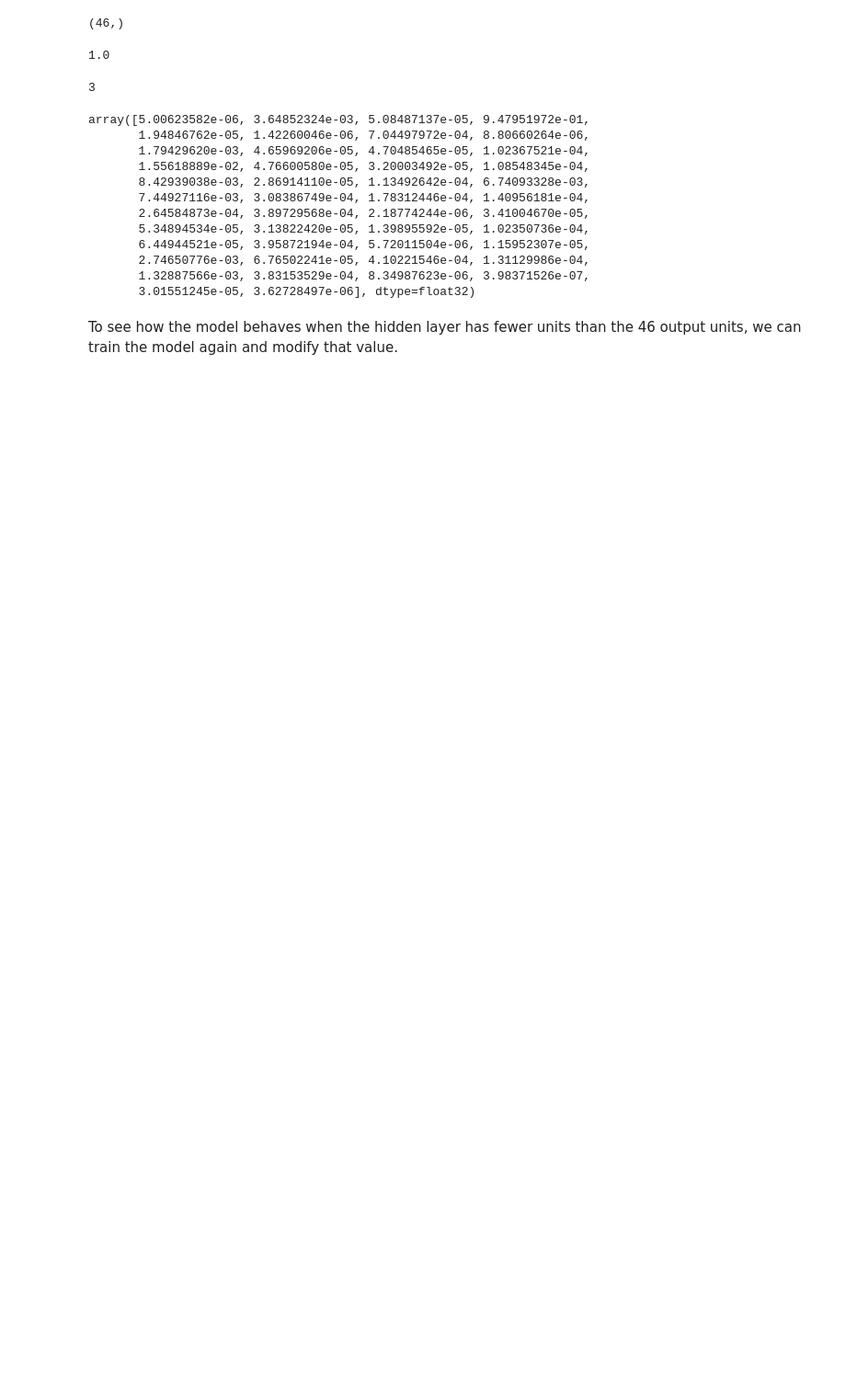
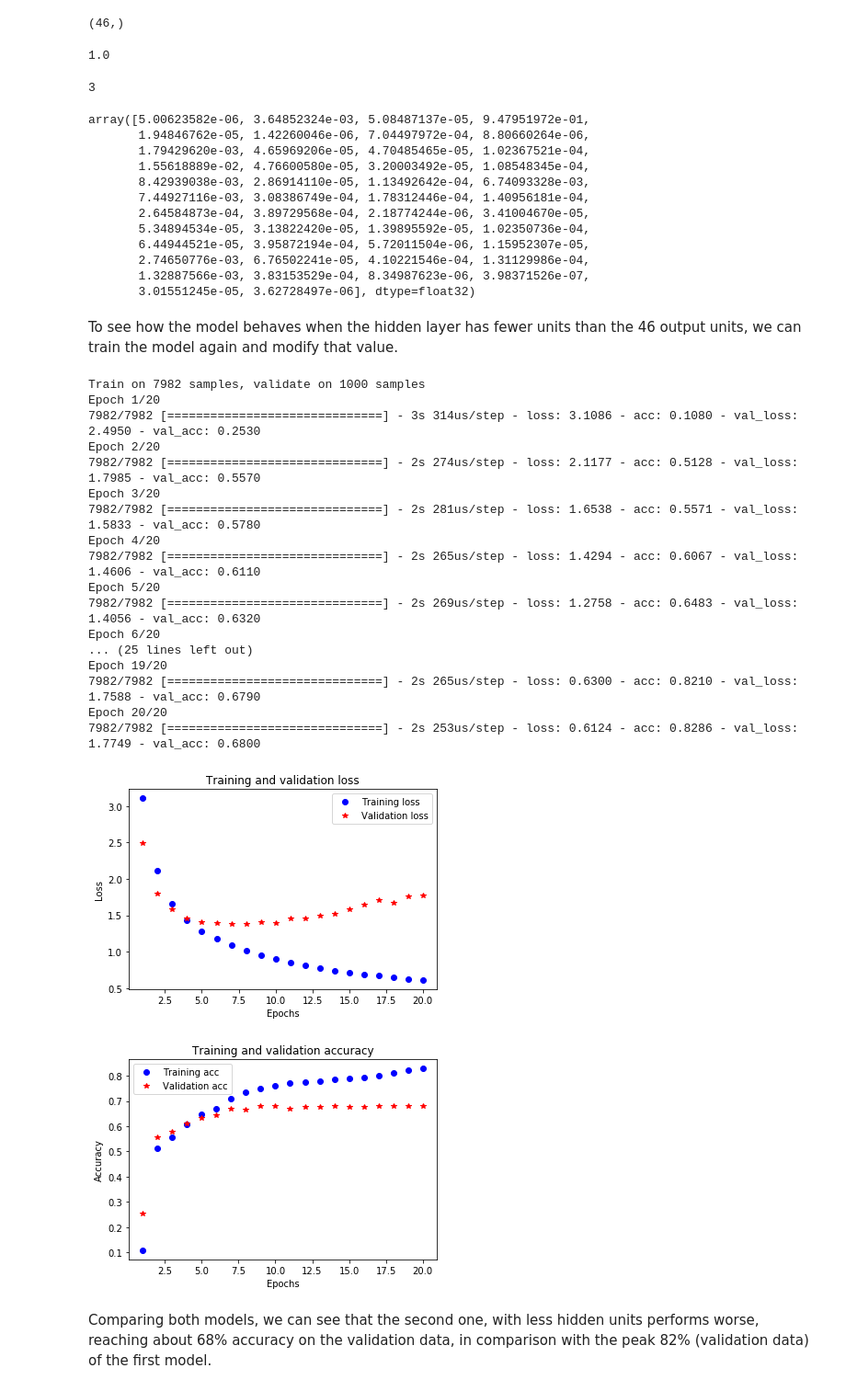
Before and after one commit to fd0livar/DL_python_tf_keras, a Jupyter notebook: classif_multi_reuters.ipynb, the cells around one changed output. Shown at 92% size. Saved outputs shown, nothing was run; the diff lists cells and outputs as text; code cells hidden in the pictures; blank space fills up the shorter version.

Commit message:
multi classif, 2nd model fewer hidden units

```diff
--- a/classif_multi_reuters.ipynb
+++ b/classif_multi_reuters.ipynb
@@ -234,31 +234,53 @@ model.add(layers.Dense(46, activation='softmax'))
 model.compile(optimizer='rmsprop',
               loss='categorical_crossentropy',
               metrics=['accuracy'])
-model.fit(partial_x_train,
+history = model.fit(partial_x_train,
           partial_y_train,
           epochs=20,
           batch_size=128,
           validation_data=(x_val, y_val))
 
 
 loss = history.history['loss']
 val_loss = history.history['val_loss']
 epochs = range(1, len(loss) + 1)
 plt.plot(epochs, loss, 'bo', label='Training loss')
 plt.plot(epochs, val_loss, 'r*', label='Validation loss')
 plt.title('Training and validation loss')
 plt.xlabel('Epochs')
 plt.ylabel('Loss')
 plt.legend()
 plt.show()
 
 plt.clf()
 acc = history.history['acc']
 val_acc = history.history['val_acc']
 plt.plot(epochs, acc, 'bo', label='Training acc')
 plt.plot(epochs, val_acc, 'r*', label='Validation acc')
 plt.title('Training and validation accuracy')
 plt.xlabel('Epochs')
 plt.ylabel('Accuracy')
 plt.legend()
 plt.show()
+# %% [output]
+Train on 7982 samples, validate on 1000 samples
+Epoch 1/20
+7982/7982 [==============================] - 3s 314us/step - loss: 3.1086 - acc: 0.1080 - val_loss: 2.4950 - val_acc: 0.2530
+Epoch 2/20
+7982/7982 [==============================] - 2s 274us/step - loss: 2.1177 - acc: 0.5128 - val_loss: 1.7985 - val_acc: 0.5570
+Epoch 3/20
+7982/7982 [==============================] - 2s 281us/step - loss: 1.6538 - acc: 0.5571 - val_loss: 1.5833 - val_acc: 0.5780
+Epoch 4/20
+7982/7982 [==============================] - 2s 265us/step - loss: 1.4294 - acc: 0.6067 - val_loss: 1.4606 - val_acc: 0.6110
+Epoch 5/20
+7982/7982 [==============================] - 2s 269us/step - loss: 1.2758 - acc: 0.6483 - val_loss: 1.4056 - val_acc: 0.6320
+Epoch 6/20
+... (25 lines left out)
+Epoch 19/20
+7982/7982 [==============================] - 2s 265us/step - loss: 0.6300 - acc: 0.8210 - val_loss: 1.7588 - val_acc: 0.6790
+Epoch 20/20
+7982/7982 [==============================] - 2s 253us/step - loss: 0.6124 - acc: 0.8286 - val_loss: 1.7749 - val_acc: 0.6800
+[figure, added]
+[figure, added]
+# %% [markdown]
+Comparing both models, we can see that the second one, with less hidden units performs worse, reaching about 68% accuracy on the validation data, in comparison with the peak 82% (validation data) of the first model.
```
Also changed, not shown: parts of 1 cell of this notebook.
